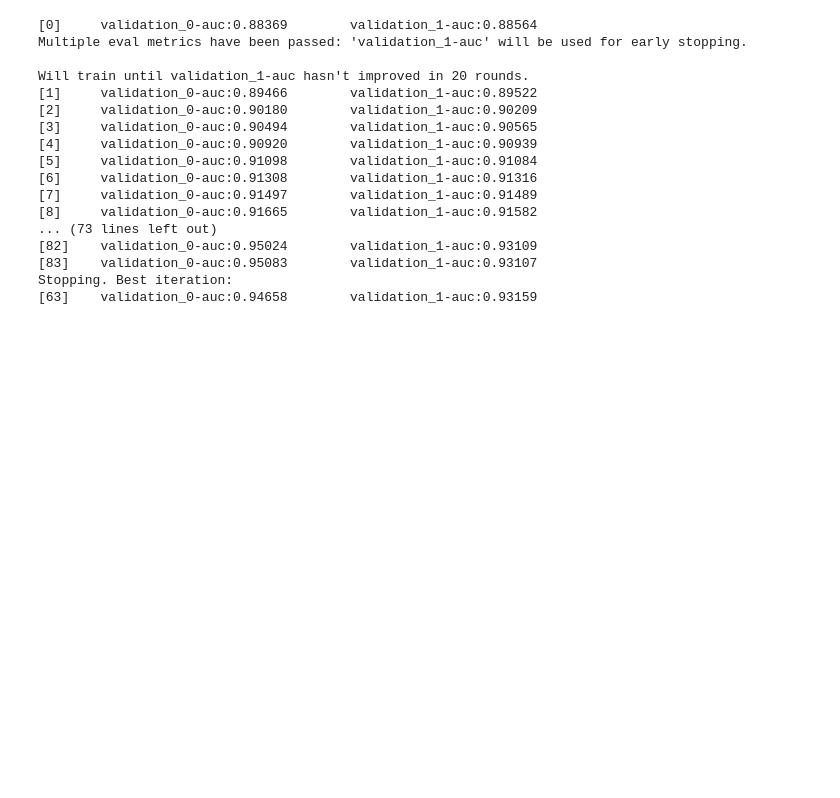
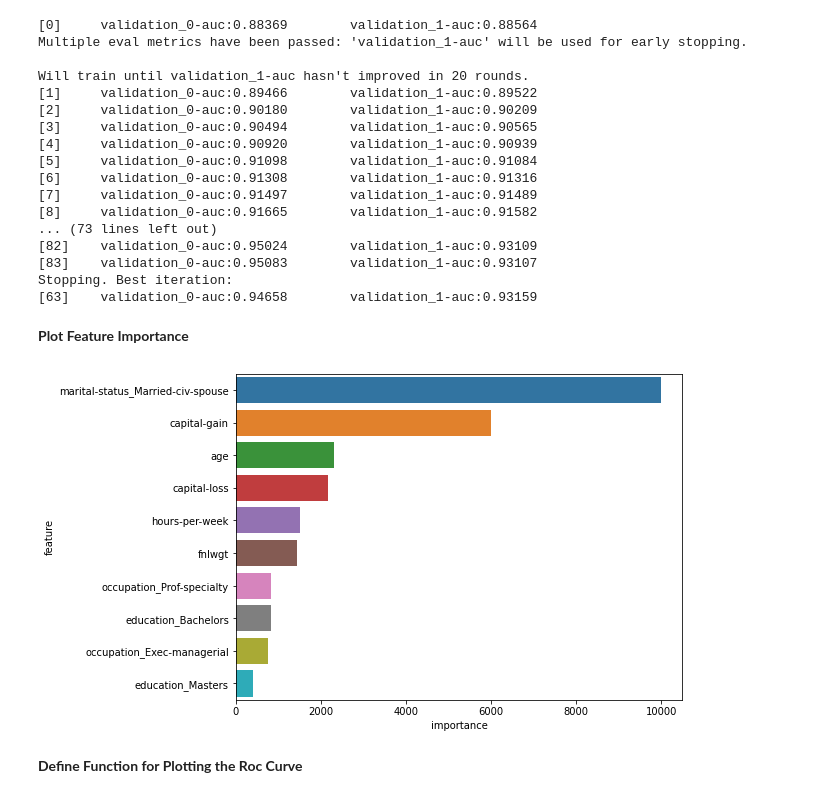
Before and after one commit to cansuergun/Income_Prediction, a Jupyter notebook: Income Level Prediction - XGBoost.ipynb, the cells around one changed output. Saved outputs shown, nothing was run; the diff lists cells and outputs as text; code cells hidden in the pictures; blank space fills up the shorter version.

```diff
--- a/Income Level Prediction - XGBoost.ipynb
+++ b/Income Level Prediction - XGBoost.ipynb
@@ -54,3 +59,21 @@ Will train until validation_1-auc hasn't improved in 20 rounds.
 [83]    validation_0-auc:0.95083        validation_1-auc:0.93107
 Stopping. Best iteration:
 [63]    validation_0-auc:0.94658        validation_1-auc:0.93159
+# %% [markdown]
+**Plot Feature Importance**
+# %%
+def plot_feature_importance(model):
+    feature_importance = pd.DataFrame({
+        'feature': list(model.get_booster().get_score(importance_type = 'total_gain').keys()),
+        'importance': list(model.get_booster().get_score(importance_type ='total_gain').values())})
+    feature_importance.sort_values('importance', ascending = False, inplace = True)
+    best_features = feature_importance.head(10)
+    plt.figure(figsize = (8,6))
+    sns.barplot(x = 'importance', y = 'feature', data = best_features)
+    plt.show()
+# %%
+plot_feature_importance(model)
+# %% [output]
+[figure, added]
+# %% [markdown]
+**Define Function for Plotting the Roc Curve**
```
Also changed, not shown: parts of 23 cells of this notebook, 1 other file.
